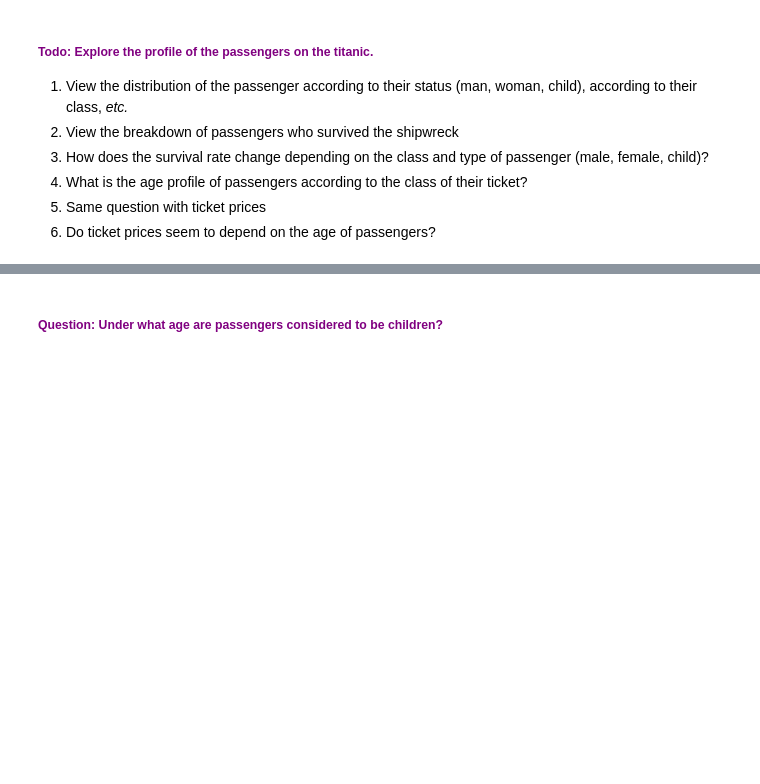
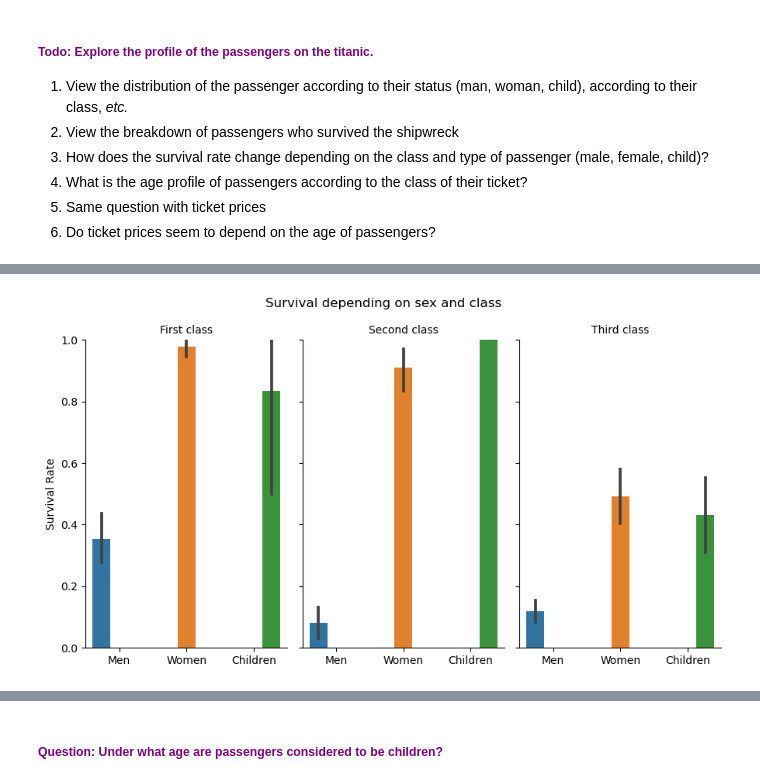
Before and after one commit to BMThi/DataAnalysis4A, a Jupyter notebook: Titanic/TP_Titanic_Python.ipynb, the cells around one changed output, grey strips where cells are left out. Cells and saved outputs as stored; diff of their text form; code cells hidden in the pictures; blank space fills up the shorter version.

```diff
--- a/Titanic/TP_Titanic_Python.ipynb
+++ b/Titanic/TP_Titanic_Python.ipynb
@@ -141,3 +343,7 @@ plt.show()
 ### TO BE COMPLETED ###
 
 [...]
+# %%
+titanic['survived_numeric'] = titanic['survived'].map({'No': 0, 'Yes': 1})
+titanic['survived_numeric'] = titanic['survived_numeric'].astype('int')
+titanic.dtypes
@@ -144,5 +365,24 @@ plt.show()
 # %%
 # %load solutions/data/survival_sex_class.py
+# Survival depending on sex and class
+
+fig = sns.catplot(
+    data=titanic,
+    x='who', y='survived_numeric', col='class',
+    hue='who', kind='bar',
+    aspect=.6
+)
+
+plt.suptitle('Survival depending on sex and class')
+fig.set_titles("{col_name} {col_var}")
+fig.set_xticklabels(["Men", "Women", "Children"])
+fig.set_axis_labels("", "Survival Rate")
+fig.set(ylim=(0, 1))
+
+plt.tight_layout()
+plt.show()
+# %% [output]
+[figure, added]
 # %%
 # Age vs. Class
 
```
Also changed, not shown: parts of 31 cells of this notebook.
